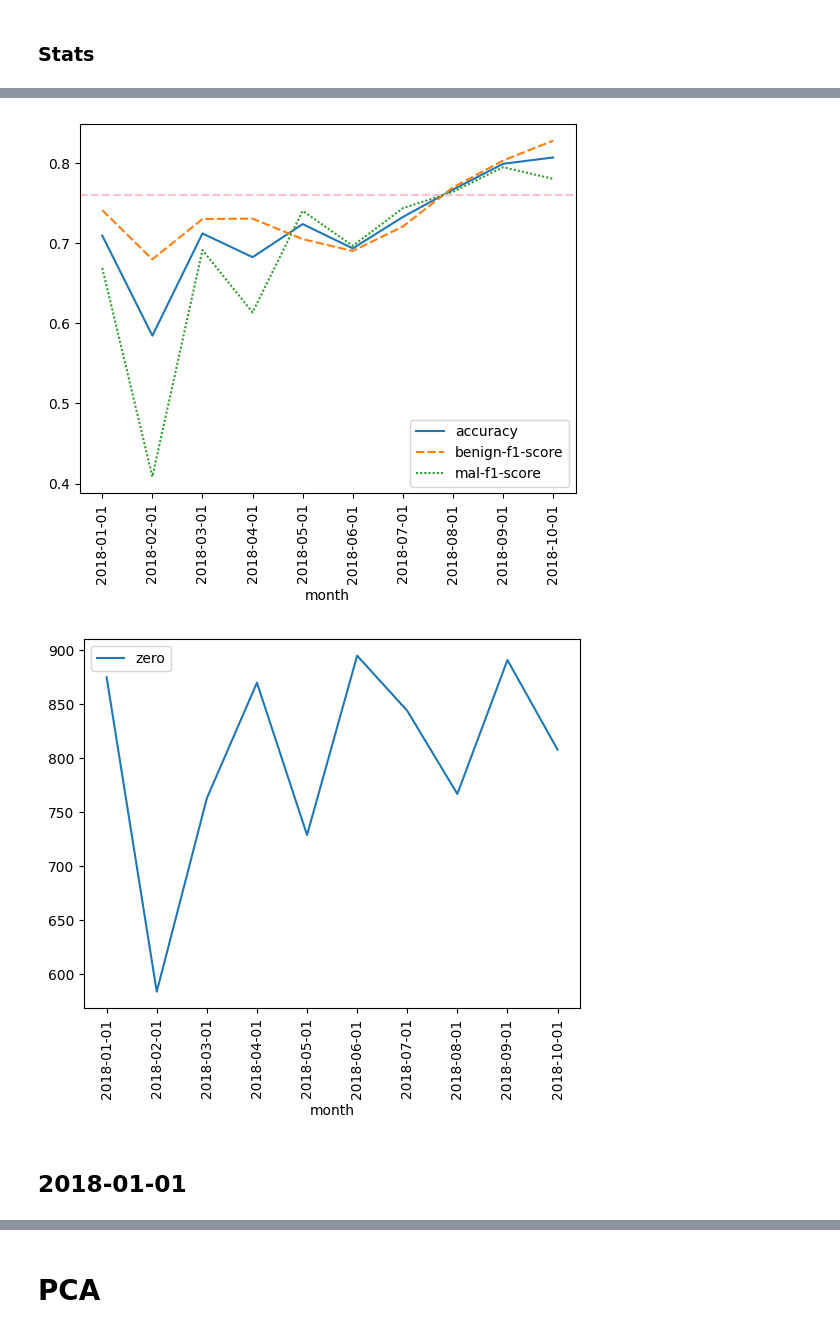
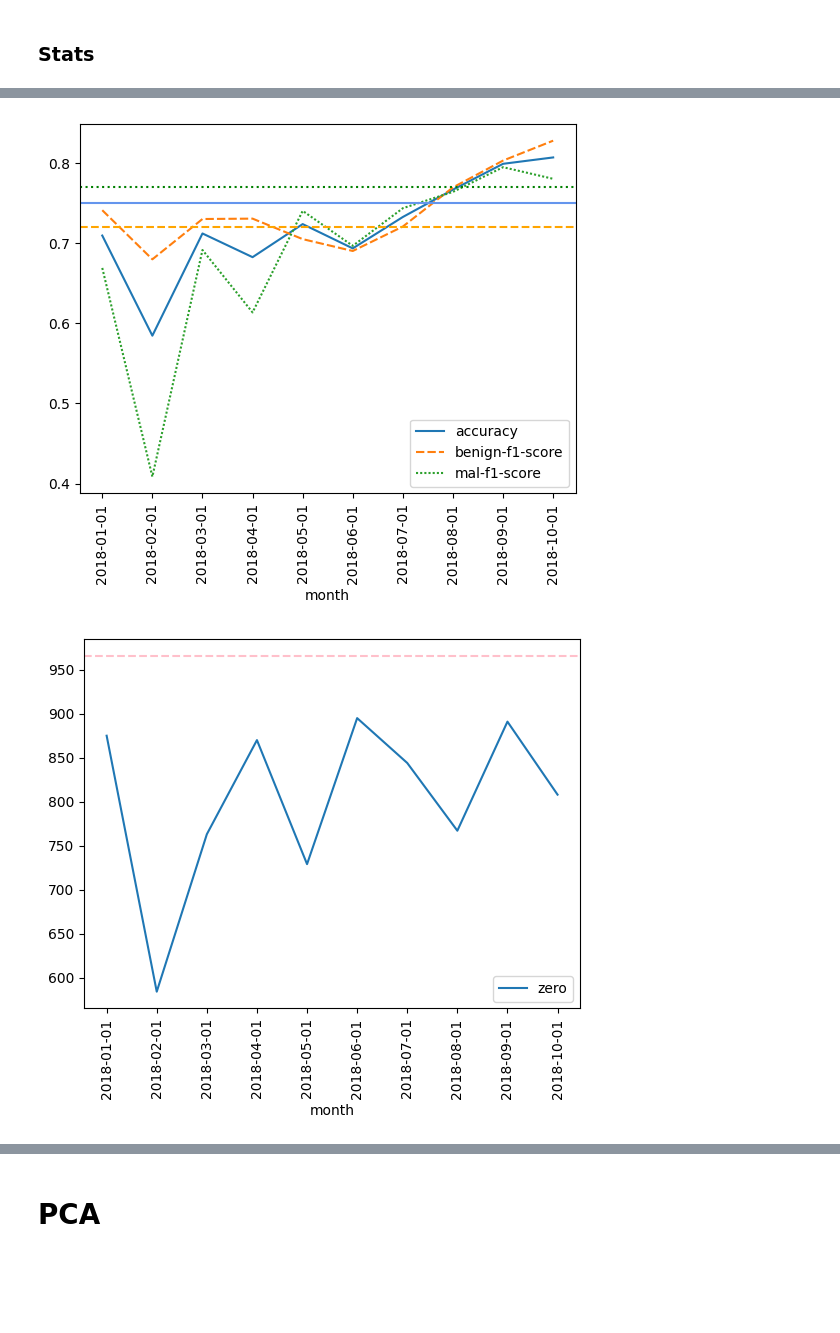
Before and after one commit to jmcrey/ember-analysis, a Jupyter notebook: Ember Project.ipynb, the cells around one changed output, grey strips where cells are left out. Drawn from its saved outputs; the diff is of its cells as text; code cells hidden in the pictures; blank space fills up the shorter version.

Commit message:
More images and the final parquet reports

```diff
--- a/Ember Project.ipynb
+++ b/Ember Project.ipynb
@@ -553,0 +542,3 @@ True
+# %%
+_df = report_df.loc[report_df['month'] != 'All Time']
+_df
@@ -554,15 +557,18 @@ True
 # %%
-ax = sns.lineplot(data=df[['month', 'accuracy', 'benign-f1-score', 'mal-f1-score']].set_index('month'))
-ax.axhline(0.76, color='pink', linestyle='--')
+ax = sns.lineplot(data=_df[['month', 'accuracy', 'benign-f1-score', 'mal-f1-score']].set_index('month'))
+ax.axhline(0.75, color='cornflowerblue')
+ax.axhline(0.72, color='orange', linestyle='--')
+ax.axhline(0.77, color='green', linestyle=':')
 plt.xticks(rotation=90)
+plt.savefig('img/accuracy_over_time.jpg', bbox_inches='tight')
 plt.show()
 # %% [output]
-[figure, old version]
+[figure, new version]
 # %%
-ax = sns.lineplot(data=df[['month', 'zero']].set_index('month'))
+ax = sns.lineplot(data=_df[['month', 'zero']].set_index('month'))
+ax.axhline(966, color='pink', linestyle='--')
 plt.xticks(rotation=90)
+plt.savefig('zeros_over_time.jpg', bbox_inches='tight')
 plt.show()
 # %% [output]
-[figure, old version]
+[figure, new version]
-# %% [markdown]
-## 2018-01-01
```
Also changed, not shown: parts of 65 cells of this notebook, 10 other files.
